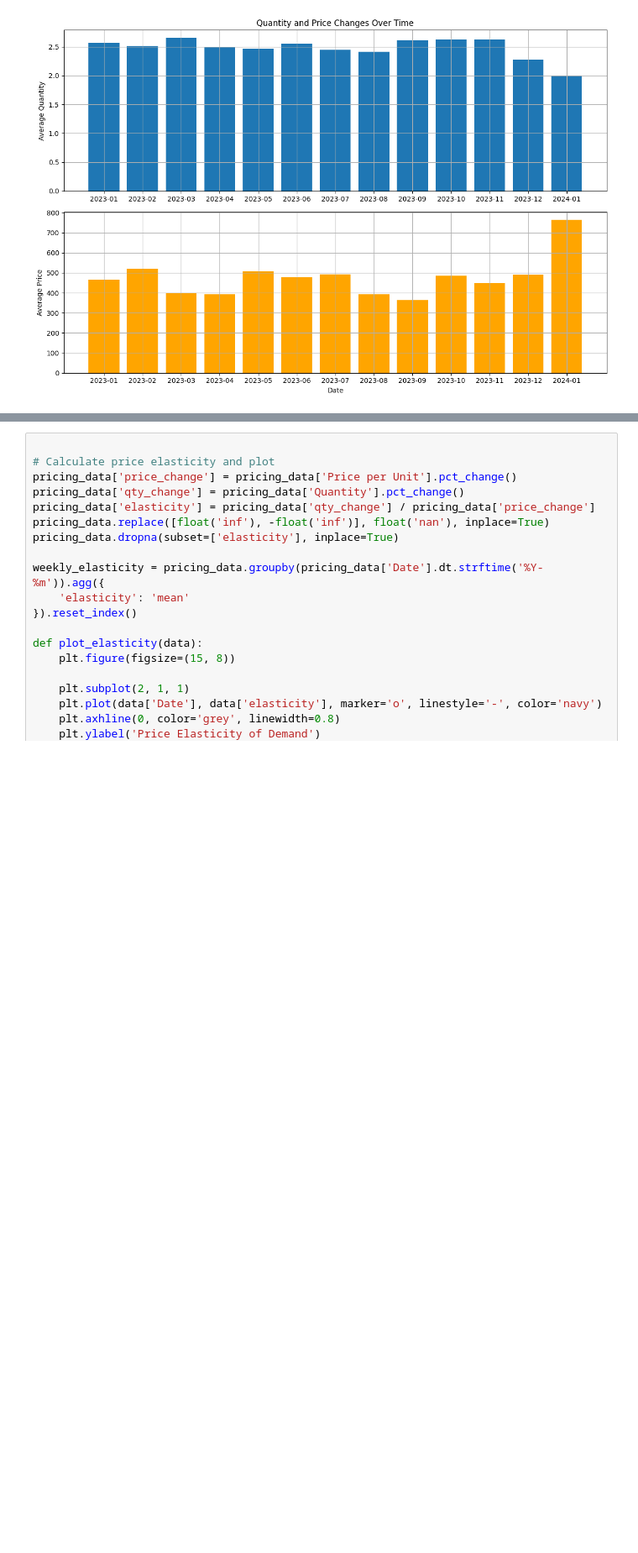
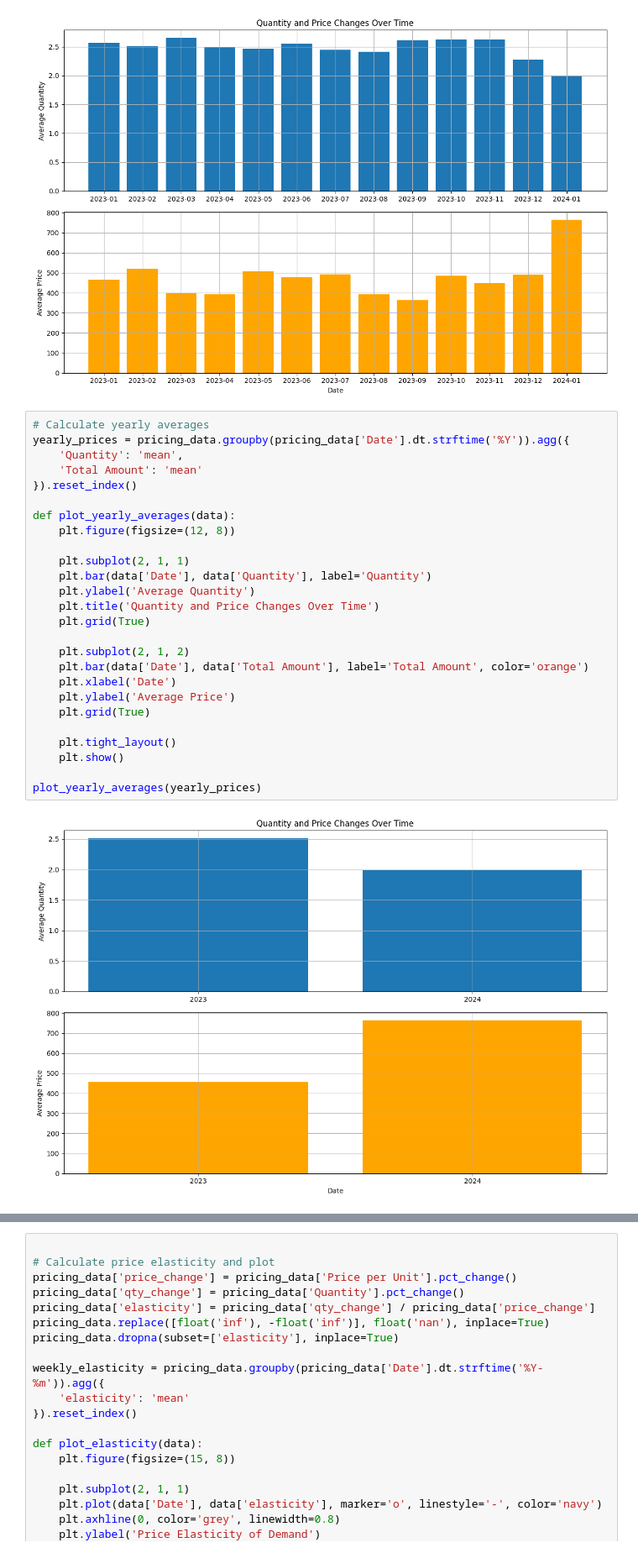
Before and after one commit to SaMoAAlamdari/Price-Optimizing, a Jupyter notebook: Price_Optimizing_Retail_Sales.ipynb, the cells around one changed output, grey strips where cells are left out. Shown at 84% size. Cells and saved outputs as stored; diff of their text form; blank space fills up the shorter version.

```diff
--- a/Price_Optimizing_Retail_Sales.ipynb
+++ b/Price_Optimizing_Retail_Sales.ipynb
@@ -154,3 +187,31 @@ def plot_weekly_averages(data):
 plot_weekly_averages(weekly_prices)
 # %% [output]
 [figure]
+# %%
+# Calculate yearly averages
+yearly_prices = pricing_data.groupby(pricing_data['Date'].dt.strftime('%Y')).agg({
+    'Quantity': 'mean',
+    'Total Amount': 'mean'
+}).reset_index()
+
+def plot_yearly_averages(data):
+    plt.figure(figsize=(12, 8))
+
+    plt.subplot(2, 1, 1)
+    plt.bar(data['Date'], data['Quantity'], label='Quantity')
+    plt.ylabel('Average Quantity')
+    plt.title('Quantity and Price Changes Over Time')
+    plt.grid(True)
+
+    plt.subplot(2, 1, 2)
+    plt.bar(data['Date'], data['Total Amount'], label='Total Amount', color='orange')
+    plt.xlabel('Date')
+    plt.ylabel('Average Price')
+    plt.grid(True)
+
+    plt.tight_layout()
+    plt.show()
+
+plot_yearly_averages(yearly_prices)
+# %% [output]
+[figure, added]
```
Also changed, not shown: parts of 3 cells of this notebook.
